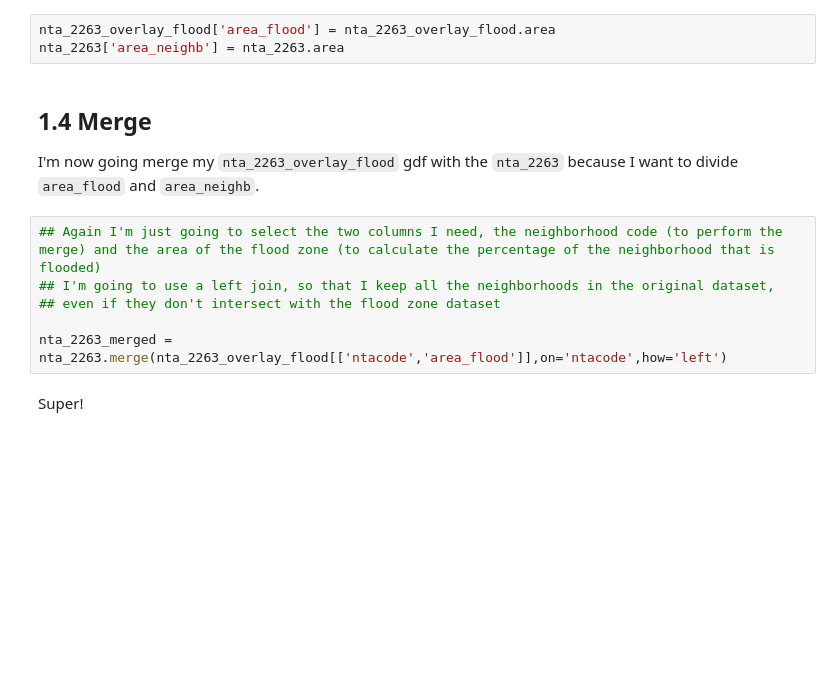
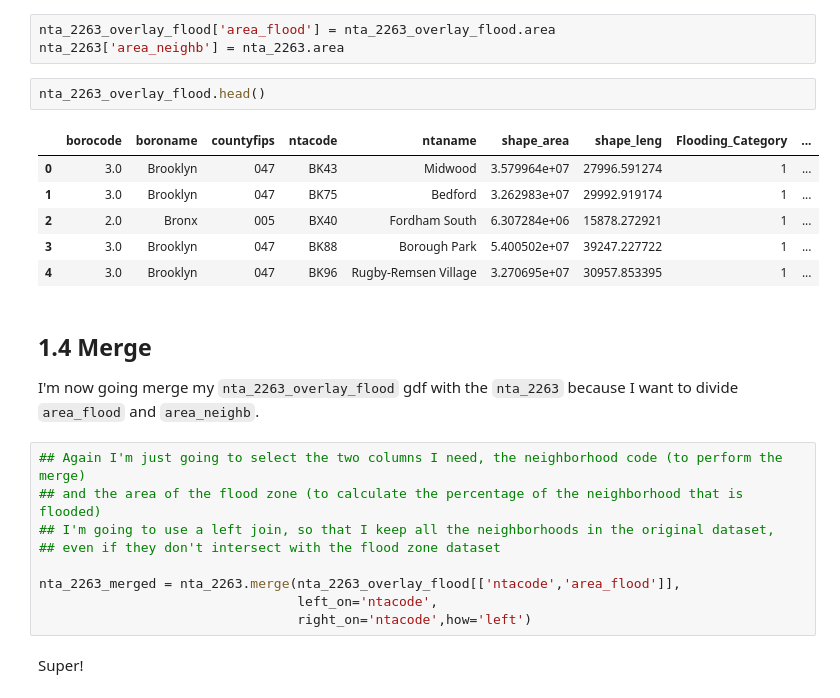
Before and after one commit to iamwfx/4680_5680_intro_uds, a Jupyter notebook: Week3/W3_geodata_linking.ipynb, the cells around one changed output. Saved outputs shown, nothing was run; the diff lists cells and outputs as text; blank space fills up the shorter version.

```diff
--- a/Week3/W3_geodata_linking.ipynb
+++ b/Week3/W3_geodata_linking.ipynb
@@ -133,15 +235,27 @@ To do this, we'll need:
 # %%
 nta_2263_overlay_flood['area_flood'] = nta_2263_overlay_flood.area
 nta_2263['area_neighb'] = nta_2263.area
+# %%
+nta_2263_overlay_flood.head()
+# %% [output]
+|  | borocode | boroname | countyfips | ntacode | ntaname | shape_area | shape_leng | Flooding_Category | ... |
+| 0 | 3.0 | Brooklyn | 047 | BK43 | Midwood | 3.579964e+07 | 27996.591274 | 1 | ... |
+| 1 | 3.0 | Brooklyn | 047 | BK75 | Bedford | 3.262983e+07 | 29992.919174 | 1 | ... |
+| 2 | 2.0 | Bronx | 005 | BX40 | Fordham South | 6.307284e+06 | 15878.272921 | 1 | ... |
+| 3 | 3.0 | Brooklyn | 047 | BK88 | Borough Park | 5.400502e+07 | 39247.227722 | 1 | ... |
+| 4 | 3.0 | Brooklyn | 047 | BK96 | Rugby-Remsen Village | 3.270695e+07 | 30957.853395 | 1 | ... |
 # %% [markdown]
 ## 1.4 Merge
 I'm now going merge my `nta_2263_overlay_flood` gdf with the `nta_2263` because I want to divide `area_flood` and `area_neighb`.
 # %%
-## Again I'm just going to select the two columns I need, the neighborhood code (to perform the merge) and the area of the flood zone (to calculate the percentage of the neighborhood that is flooded)
+## Again I'm just going to select the two columns I need, the neighborhood code (to perform the merge)
+## and the area of the flood zone (to calculate the percentage of the neighborhood that is flooded)
 ## I'm going to use a left join, so that I keep all the neighborhoods in the original dataset,
 ## even if they don't intersect with the flood zone dataset
 
-nta_2263_merged = nta_2263.merge(nta_2263_overlay_flood[['ntacode','area_flood']],on='ntacode',how='left')
+nta_2263_merged = nta_2263.merge(nta_2263_overlay_flood[['ntacode','area_flood']],
+                                 left_on='ntacode',
+                                 right_on='ntacode',how='left')
 # %% [markdown]
 Super!
 # %%
```
Also changed, not shown: parts of 28 cells of this notebook.
